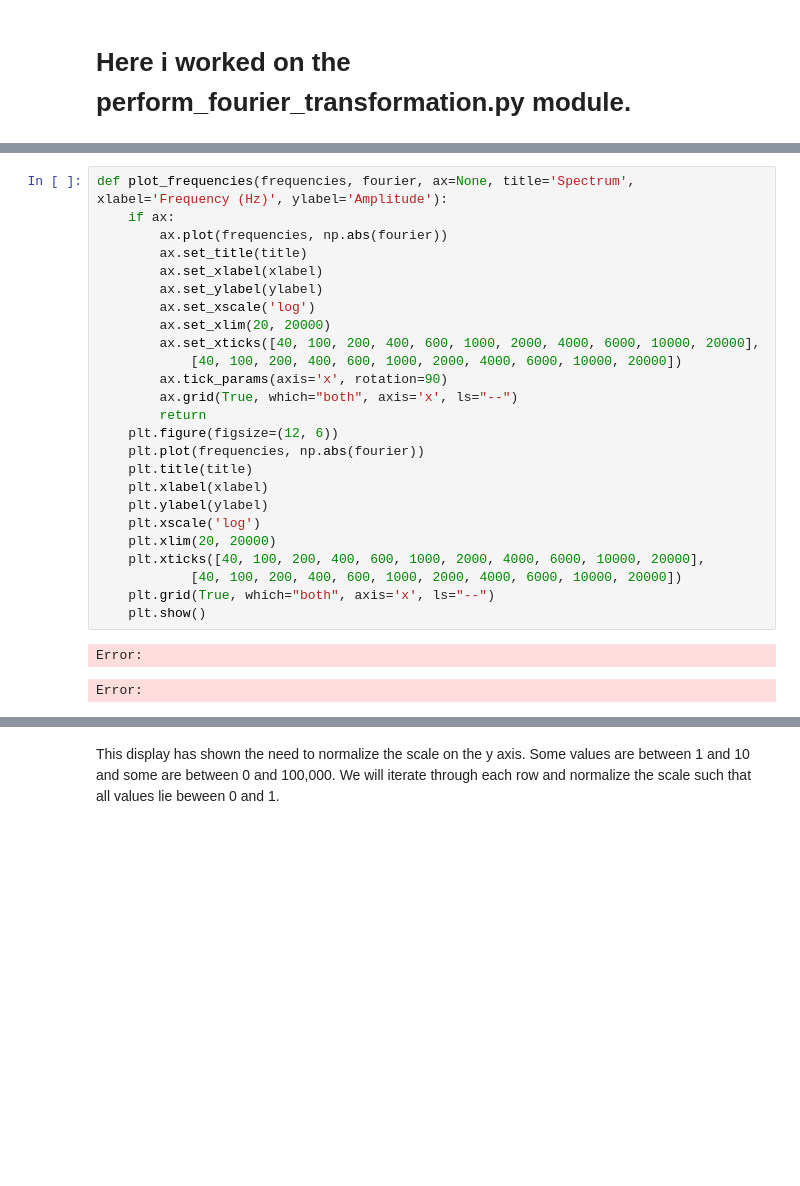
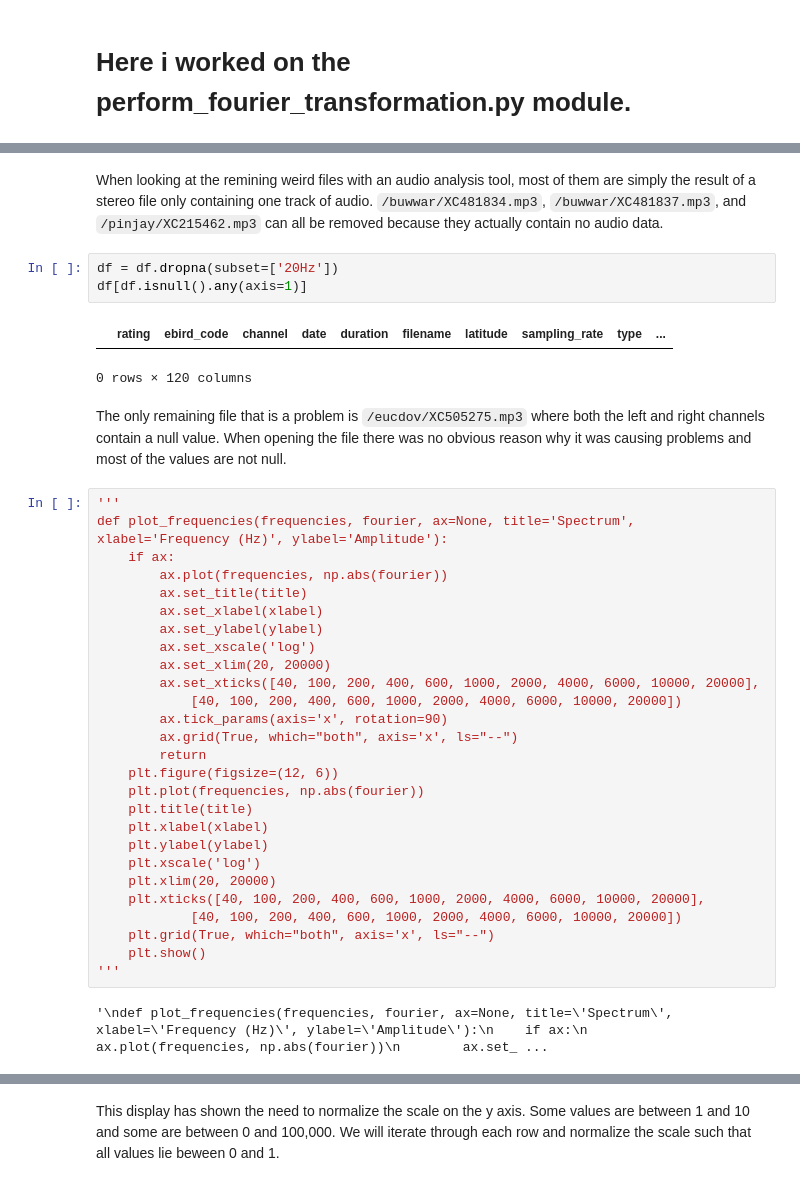
Before and after one commit to LookItVal/FinalProject, a Jupyter notebook: final_project_notebook.ipynb, the cells around one changed output, grey strips where cells are left out. Saved outputs shown, nothing was run; the diff lists cells and outputs as text; blank space fills up the shorter version.

```diff
--- a/final_project_notebook.ipynb
+++ b/final_project_notebook.ipynb
@@ -1115,4 +1464,15 @@ Error:
+# %% [markdown]
+When looking at the remining weird files with an audio analysis tool, most of them are simply the result of a stereo file only containing one track of audio. `/buwwar/XC481834.mp3`, `/buwwar/XC481837.mp3`, and `/pinjay/XC215462.mp3` can all be removed because they actually contain no audio data.
+# %%
+df = df.dropna(subset=['20Hz'])
+df[df.isnull().any(axis=1)]
+# %% [output]
+|  | rating | ebird_code | channel | date | duration | filename | latitude | sampling_rate | type | ... |
+0 rows × 120 columns
+# %% [markdown]
+The only remaining file that is a problem is `/eucdov/XC505275.mp3` where both the left and right channels contain a null value. When opening the file there was no obvious reason why it was causing problems and most of the values are not null.
 # %%
+'''
 def plot_frequencies(frequencies, fourier, ax=None, title='Spectrum', xlabel='Frequency (Hz)', ylabel='Amplitude'):
     if ax:
         ax.plot(frequencies, np.abs(fourier))
@@ -1137,7 +1497,7 @@ def plot_frequencies(frequencies, fourier, ax=None, title='Spectrum', xlabel='Fr
             [40, 100, 200, 400, 600, 1000, 2000, 4000, 6000, 10000, 20000])
     plt.grid(True, which="both", axis='x', ls="--")
     plt.show()
+'''
 # %% [output]
-Error:
+'\ndef plot_frequencies(frequencies, fourier, ax=None, title=\'Spectrum\', xlabel=\'Frequency (Hz)\', ylabel=\'Amplitude\'):\n    if ax:\n        ax.plot(frequencies, np.abs(fourier))\n        ax.set_ ...
-Error:
 # %%
```
Also changed, not shown: parts of 30 cells of this notebook, 6 other files.
